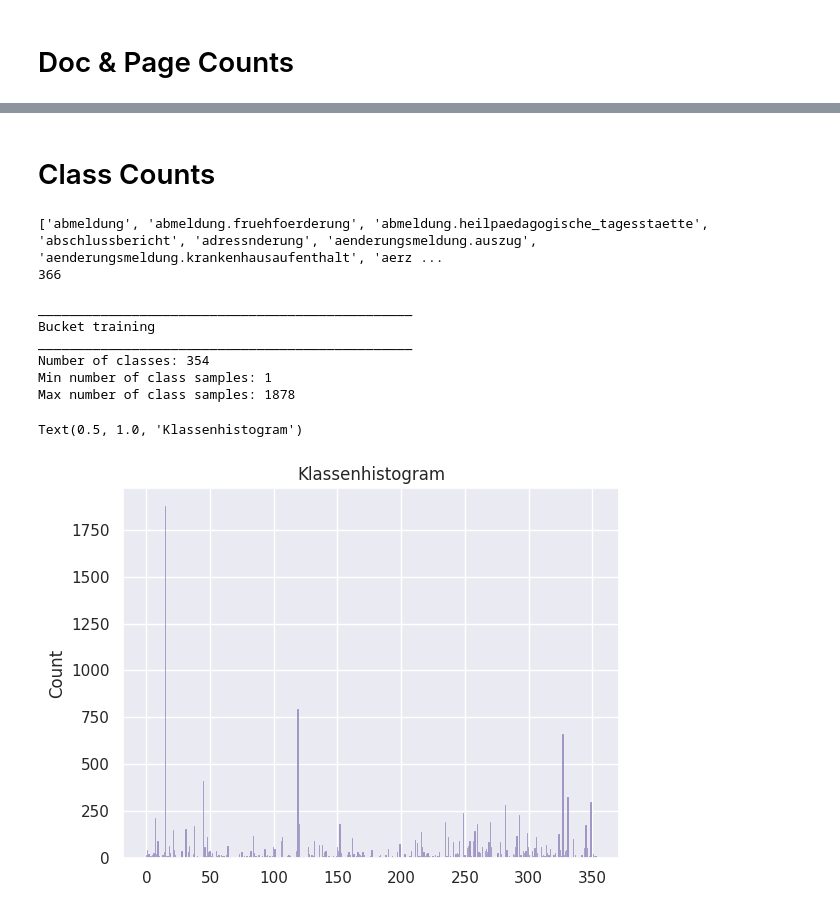
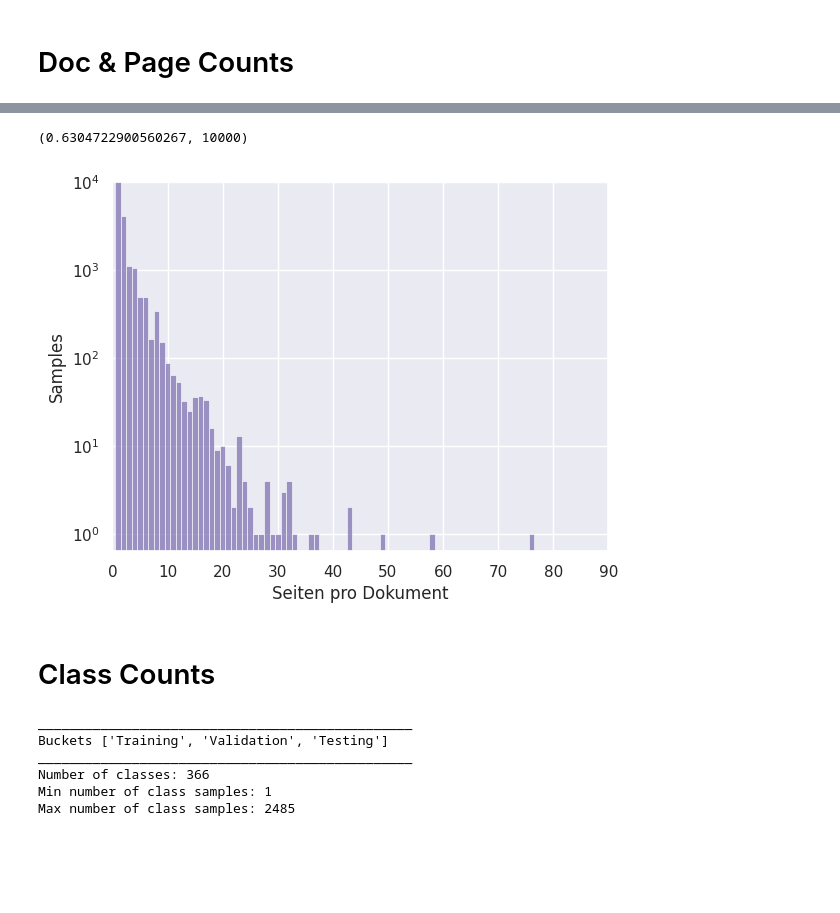
Before and after one commit to johannes-scheibe/visionbased-multipage-classifier, a Jupyter notebook: multipage_classifier/datasets/data_science.ipynb, the cells around one changed output, grey strips where cells are left out. Drawn from its saved outputs; the diff is of its cells as text; code cells hidden in the pictures; blank space fills up the shorter version.

Commit message:
Some data science adjustments + scripts

```diff
--- a/multipage_classifier/datasets/data_science.ipynb
+++ b/multipage_classifier/datasets/data_science.ipynb
@@ -139,2 +195,12 @@ Text(0.5, 1.0, 'Seiten pro Dokument')
+# %%
+sns.histplot(pages_per_doc, discrete=True)#.set_title(f"{[bucket.value for bucket in buckets]}: Pages per document")
+plt.yscale('log')
+plt.ylabel("Samples")
+plt.xlabel("Seiten pro Dokument")
+plt.xlim(0, 90)
+plt.ylim(0, 10000)
+# %% [output]
+(0.6304722900560267, 10000)
+[figure, added]
 # %% [markdown]
 # Class Counts
@@ -169,14 +222,6 @@ unique_classes = sorted(unique_classes)
-# %%
-print(unique_classes)
-print(len(unique_classes))
-import json
-json.dump(unique_classes, open("/data/training/master_thesis/datasets/bzuf_classes.json", "w+"))
-# %% [output]
-['abmeldung', 'abmeldung.fruehfoerderung', 'abmeldung.heilpaedagogische_tagesstaette', 'abschlussbericht', 'adressnderung', 'aenderungsmeldung.auszug', 'aenderungsmeldung.krankenhausaufenthalt', 'aerz ...
-366
 # %%
 print(f"________________________________________________")
-print(f"Bucket {bucket.value}")
+print(f"Buckets {[bucket.value for bucket in buckets]}")
 print(f"________________________________________________")
 
 print(f"Number of classes: {len(class_counts)}")
@@ -184,13 +229,8 @@ print(f"Min number of class samples: {min(class_counts.values())}")
 print(f"Max number of class samples: {max(class_counts.values())}")
 # %% [output]
 ________________________________________________
-Bucket training
+Buckets ['Training', 'Validation', 'Testing']
 ________________________________________________
-Number of classes: 354
+Number of classes: 366
 Min number of class samples: 1
-Max number of class samples: 1878
+Max number of class samples: 2485
-# %%
-sns.histplot(classes, discrete=True).set_title('Klassenhistogram')
-# %% [output]
-Text(0.5, 1.0, 'Klassenhistogram')
-[figure, removed]
```
Also changed, not shown: parts of 18 cells of this notebook, 5 other files.
